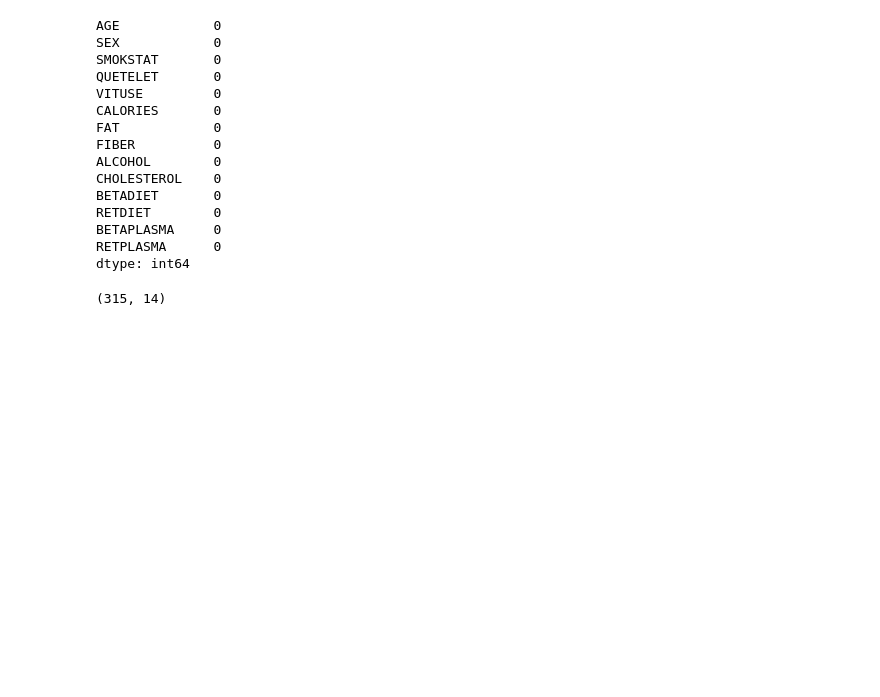
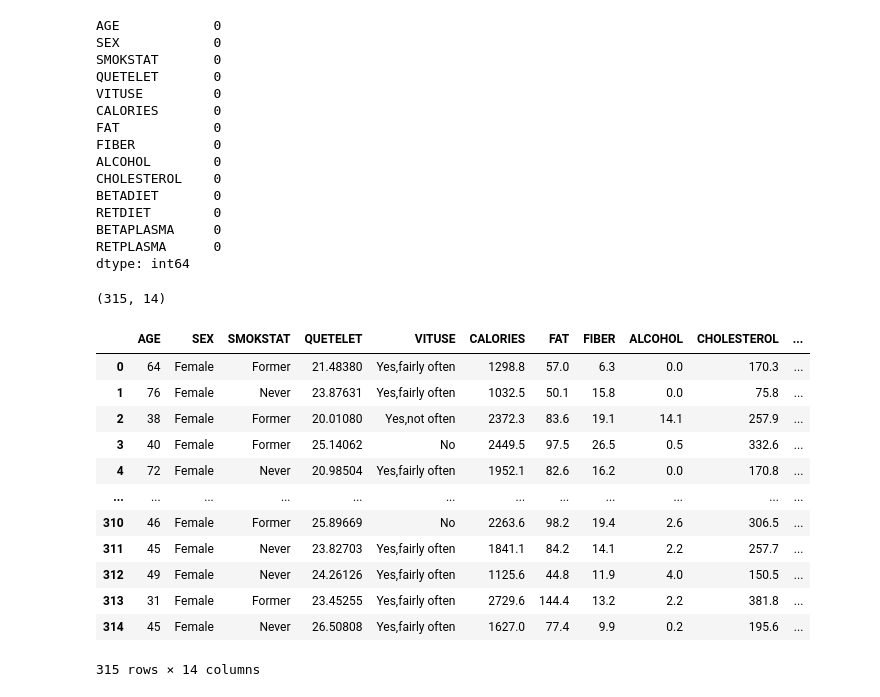
Before and after one commit to RomanD83/pbc, a Jupyter notebook: Determinants.ipynb, the cells around one changed output. Cells and saved outputs as stored; diff of their text form; code cells hidden in the pictures; blank space fills up the shorter version.

```diff
--- a/Determinants.ipynb
+++ b/Determinants.ipynb
@@ -101,0 +106,16 @@ df.shape
+# %%
+df
+# %% [output]
+|  | AGE | SEX | SMOKSTAT | QUETELET | VITUSE | CALORIES | FAT | FIBER | ALCOHOL | CHOLESTEROL | ... |
+| 0 | 64 | Female | Former | 21.48380 | Yes,fairly often | 1298.8 | 57.0 | 6.3 | 0.0 | 170.3 | ... |
+| 1 | 76 | Female | Never | 23.87631 | Yes,fairly often | 1032.5 | 50.1 | 15.8 | 0.0 | 75.8 | ... |
+| 2 | 38 | Female | Former | 20.01080 | Yes,not often | 2372.3 | 83.6 | 19.1 | 14.1 | 257.9 | ... |
+| 3 | 40 | Female | Former | 25.14062 | No | 2449.5 | 97.5 | 26.5 | 0.5 | 332.6 | ... |
+| 4 | 72 | Female | Never | 20.98504 | Yes,fairly often | 1952.1 | 82.6 | 16.2 | 0.0 | 170.8 | ... |
+| ... | ... | ... | ... | ... | ... | ... | ... | ... | ... | ... | ... |
+| 310 | 46 | Female | Former | 25.89669 | No | 2263.6 | 98.2 | 19.4 | 2.6 | 306.5 | ... |
+| 311 | 45 | Female | Never | 23.82703 | Yes,fairly often | 1841.1 | 84.2 | 14.1 | 2.2 | 257.7 | ... |
+| 312 | 49 | Female | Never | 24.26126 | Yes,fairly often | 1125.6 | 44.8 | 11.9 | 4.0 | 150.5 | ... |
+| 313 | 31 | Female | Former | 23.45255 | Yes,fairly often | 2729.6 | 144.4 | 13.2 | 2.2 | 381.8 | ... |
+| 314 | 45 | Female | Never | 26.50808 | Yes,fairly often | 1627.0 | 77.4 | 9.9 | 0.2 | 195.6 | ... |
+315 rows × 14 columns
```
Also changed, not shown: parts of 10 cells of this notebook.
